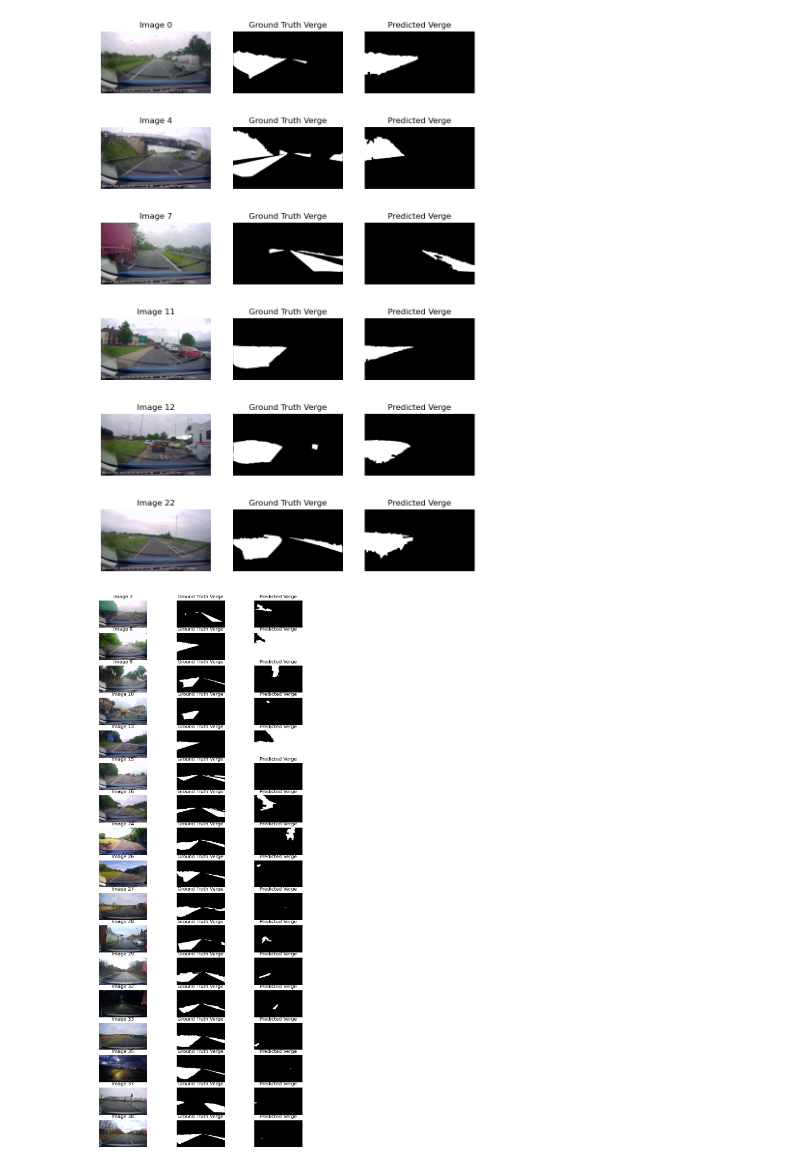
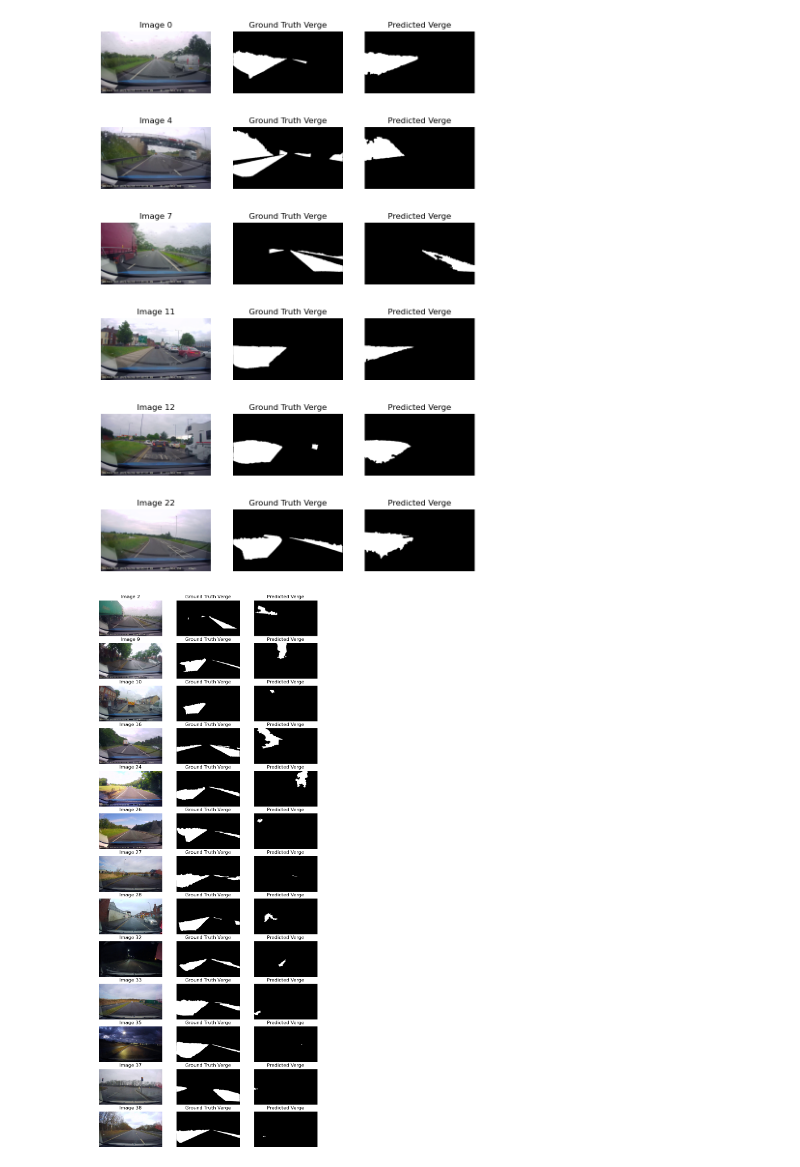
Before and after one commit to oakleighw/VergeSegmentLitterPaste, a Jupyter notebook: Colour_based_Verge_Seg.ipynb, the cells around one changed output. Saved outputs shown, nothing was run; the diff lists cells and outputs as text; code cells hidden in the pictures.

```diff
--- a/Colour_based_Verge_Seg.ipynb
+++ b/Colour_based_Verge_Seg.ipynb
@@ -141,15 +141,15 @@ plt.imshow(img2, cmap="gray")
 [figure]
 # %%
 from skimage.morphology import disk
-#closing
+#dilate
 
 # define the kernel
-se = disk(10)
+se = disk(15)
 
 # closing the image
-closing = cv2.morphologyEx(img2, cv2.MORPH_CLOSE, se, iterations=1)
+dilate = cv2.morphologyEx(img2, cv2.MORPH_DILATE, se, iterations=1)
 
-plt.title("Closed Mask")
-plt.imshow(closing,cmap="gray")
+plt.title("Dilated Mask")
+plt.imshow(dilate,cmap="gray")
 # %% [output]
 <matplotlib.image.AxesImage at 0x...>
@@ -157,11 +157,11 @@ plt.imshow(closing,cmap="gray")
 # %%
 #fill holes
 # Copy the thresholded image.
-im_floodfill = (closing.astype(np.uint8)).copy()
+im_floodfill = (dilate.astype(np.uint8)).copy()
 
 # Mask used to flood filling.
 # Notice the size needs to be 2 pixels than the image.
-h, w = closing.shape[:2]
+h, w = dilate.shape[:2]
 mask = np.zeros((h+2, w+2), np.uint8)
 
 # Floodfill from point (0, 0)
@@ -171,10 +171,10 @@ cv2.floodFill(im_floodfill, mask, (0,0), 255);
 im_floodfill_inv = cv2.bitwise_not(im_floodfill)
 
 # Combine the two images to get the foreground.
-im_out = closing.astype(np.uint8) | im_floodfill_inv
+im_out = dilate.astype(np.uint8) | im_floodfill_inv
 
 # Display images.
-plt.title("Filled")
+plt.title("Hole-Filled Mask")
 plt.imshow(cv2.cvtColor(im_out,cv2.COLOR_BGR2RGB))
 
 #cv2.waitKey(0)
@@ -524,53 +505,6 @@ for i in range(0,len(indexs)):
 # %% [output]
 [figure]
 # %%
-#Show Images where IoU is under 0.1 (Worst)
-plt.figure(figsize=(10, 25))
-
-n_dices = []
-indexs = []
-
-#find indexes
-for i, u in enumerate(ious):
-    if u < 0.1:
-        indexs.append(i)
-
-pic_indexer = 1
-
-#Print their ground truth masks and relevant images
-for i in range(0,len(indexs)):
-    im_p = os.path.join(samples,samp_fs[indexs[i]])
-    gt_name = samp_fs[indexs[i]].replace(".jpg",".png")
-    gt_p = os.path.join(masks,gt_name)
-
-    im = cv2.imread(im_p)
-    #format full image
-    rgb = cv2.cvtColor(im, cv2.COLOR_BGR2RGB)
-    hsv = hsv_segment(rgb, dark_green,light_green)
-
-    #format mask
-    gt_mask = cv2.imread(gt_p)
-    m = format_gt(gt_mask)
-
-    plt.subplot(len(indexs),3,pic_indexer)
-    plt.axis('off')
-    plt.title(f"Image {indexs[i]}")
-    plt.imshow(rgb)
-
-    pic_indexer+=1
-
-    plt.subplot(len(indexs),3,pic_indexer)
-    plt.axis('off')
-    plt.title("Ground Truth Verge")
-    plt.imshow(m,cmap = "gray")
-
-    pic_indexer+=1
-
-    plt.subplot(len(indexs),3,pic_indexer)
-    plt.axis('off')
-    plt.title("Predicted Verge")
-    plt.imshow(hsv,cmap = "gray")
-
-    pic_indexer+=1
+visualizeImageIOU('<',0.05,25)
 # %% [output]
-[figure, old version]
+[figure, new version]
```
Also changed, not shown: parts of 12 cells of this notebook.
